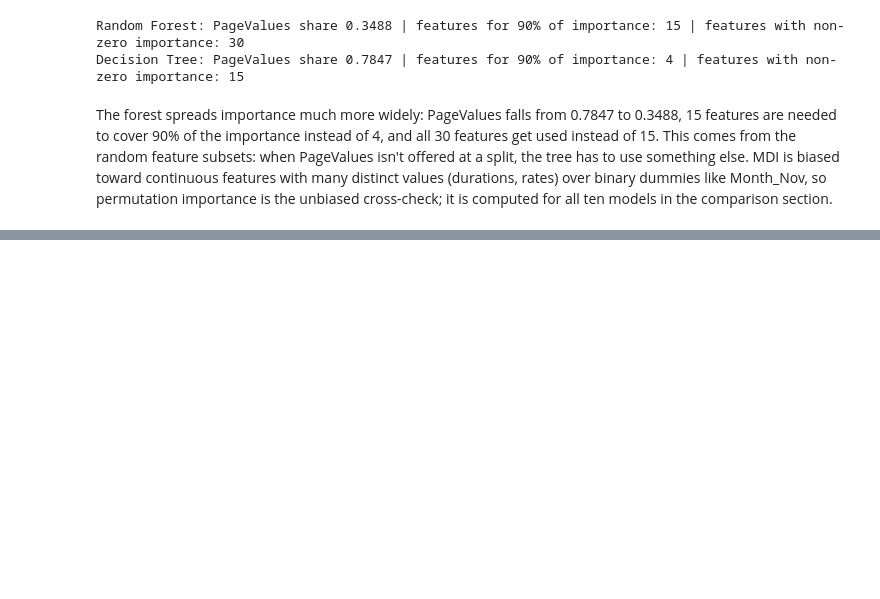
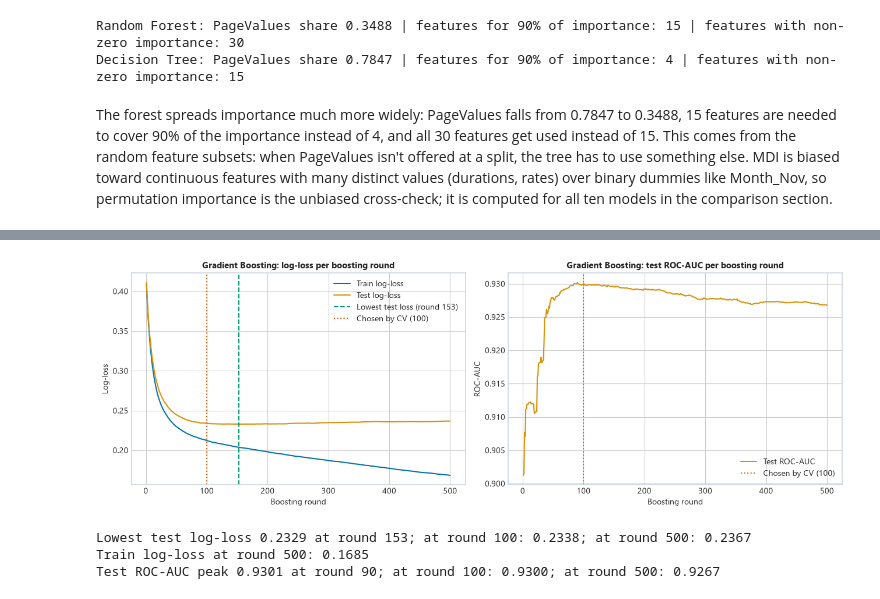
Before and after one commit to MR7star/ML-Capstone-Project, a Jupyter notebook: notebooks/classification.ipynb, the cells around one changed output, grey strips where cells are left out. Drawn from its saved outputs; the diff is of its cells as text; code cells hidden in the pictures; blank space fills up the shorter version.

```diff
--- a/notebooks/classification.ipynb
+++ b/notebooks/classification.ipynb
@@ -1425,0 +1497,13 @@ The forest spreads importance much more widely: PageValues falls from 0.7847 to
+# %%
+t0 = time.perf_counter()
+gb_base = GradientBoostingClassifier(random_state=42).fit(X_train, y_train)
+gb_base_secs = time.perf_counter() - t0
+
+gb_grid = {"n_estimators": [100, 200], "learning_rate": [0.05, 0.1], "max_depth": [3, 5]}
+gb_search = tune(GradientBoostingClassifier(random_state=42), gb_grid, X_train, y_train)
+partb["Gradient Boosting"] = gb_search
+
+print(f"Best params: {gb_search.best_params_}")
+print(f"Best CV weighted F1 (train folds): {gb_search.best_score_:.4f}")
+gb_table = tuning_table("Gradient Boosting", gb_base, gb_base_secs, gb_search, X_test, y_test)
+display(style_table(gb_table))
@@ -1425,0 +1522,38 @@ The forest spreads importance much more widely: PageValues falls from 0.7847 to
+# %%
+from sklearn.metrics import log_loss
+
+gb_diag = GradientBoostingClassifier(n_estimators=500, learning_rate=gb_search.best_params_["learning_rate"],
+                                     max_depth=gb_search.best_params_["max_depth"], random_state=42).fit(X_train, y_train)
+train_loss = [log_loss(y_train, p[:, 1]) for p in gb_diag.staged_predict_proba(X_train)]
+test_loss = [log_loss(y_test, p[:, 1]) for p in gb_diag.staged_predict_proba(X_test)]
+test_auc = [roc_auc_score(y_test, p[:, 1]) for p in gb_diag.staged_predict_proba(X_test)]
+rounds = np.arange(1, len(test_loss) + 1)
+best_round = int(np.argmin(test_loss)) + 1
+chosen = gb_search.best_params_["n_estimators"]
+
+fig, axes = plt.subplots(1, 2, figsize=(13, 4.5))
+axes[0].plot(rounds, train_loss, color=cm_palette[0], label="Train log-loss")
+axes[0].plot(rounds, test_loss, color=cm_palette[1], label="Test log-loss")
+axes[0].axvline(best_round, color=cm_palette[2], ls="--", label=f"Lowest test loss (round {best_round})")
+axes[0].axvline(chosen, color=cm_palette[3], ls=":", label=f"Chosen by CV ({chosen})")
+axes[0].set_title("Gradient Boosting: log-loss per boosting round", fontsize=11, fontweight="bold")
+axes[0].set_xlabel("Boosting round")
+axes[0].set_ylabel("Log-loss")
+axes[0].legend()
+axes[1].plot(rounds, test_auc, color=cm_palette[1], label="Test ROC-AUC")
+axes[1].axvline(chosen, color=cm_palette[3], ls=":", label=f"Chosen by CV ({chosen})")
+axes[1].set_title("Gradient Boosting: test ROC-AUC per boosting round", fontsize=11, fontweight="bold")
+axes[1].set_xlabel("Boosting round")
+axes[1].set_ylabel("ROC-AUC")
+axes[1].legend()
+plt.tight_layout()
+plt.show()
+
+print(f"Lowest test log-loss {min(test_loss):.4f} at round {best_round}; at round {chosen}: {test_loss[chosen - 1]:.4f}; at round 500: {test_loss[-1]:.4f}")
+print(f"Train log-loss at round 500: {train_loss[-1]:.4f}")
+print(f"Test ROC-AUC peak {max(test_auc):.4f} at round {int(np.argmax(test_auc)) + 1}; at round {chosen}: {test_auc[chosen - 1]:.4f}; at round 500: {test_auc[-1]:.4f}")
+# %% [output]
+[figure, added]
+Lowest test log-loss 0.2329 at round 153; at round 100: 0.2338; at round 500: 0.2367
+Train log-loss at round 500: 0.1685
+Test ROC-AUC peak 0.9301 at round 90; at round 100: 0.9300; at round 500: 0.9267
```
Also changed, not shown: parts of 30 cells of this notebook.
